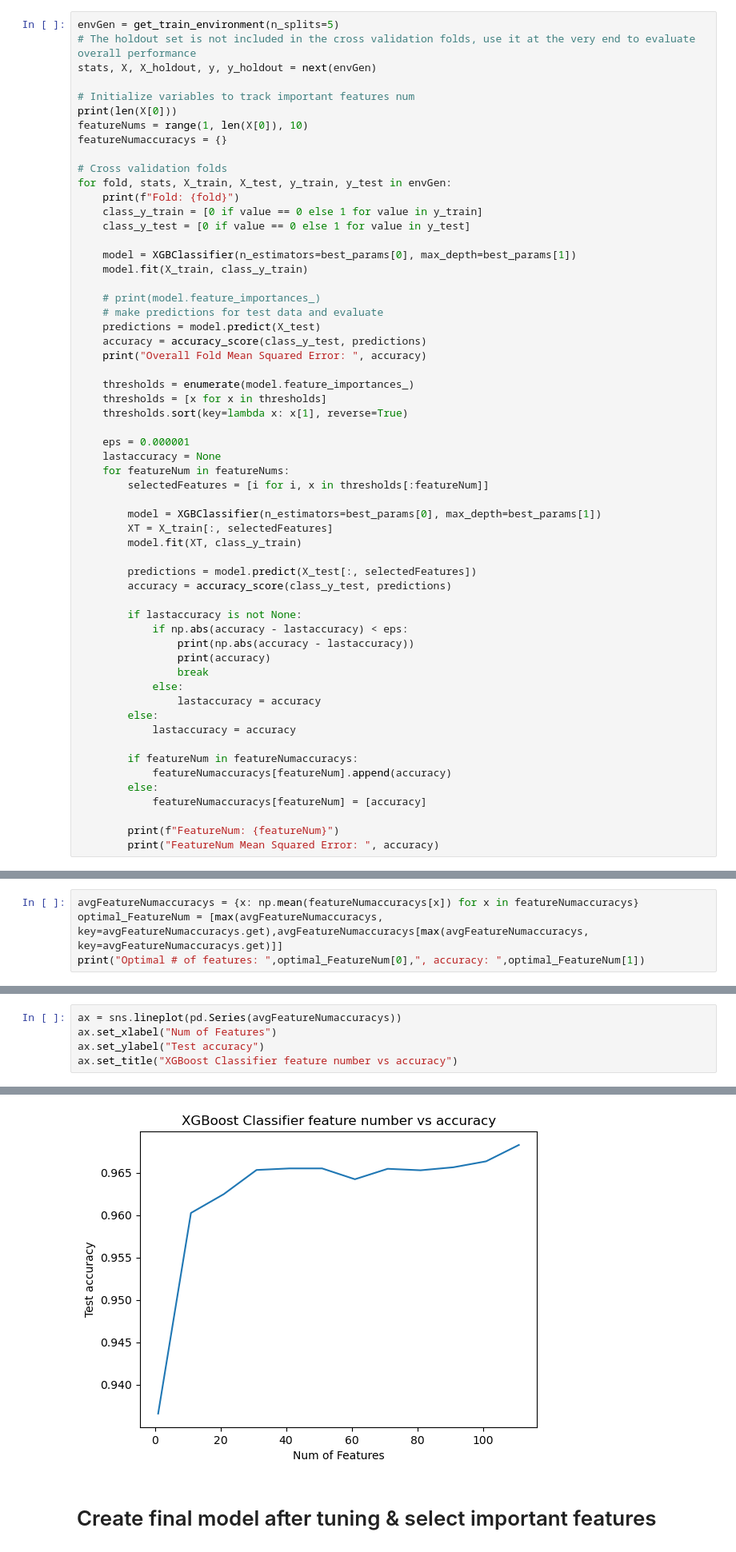
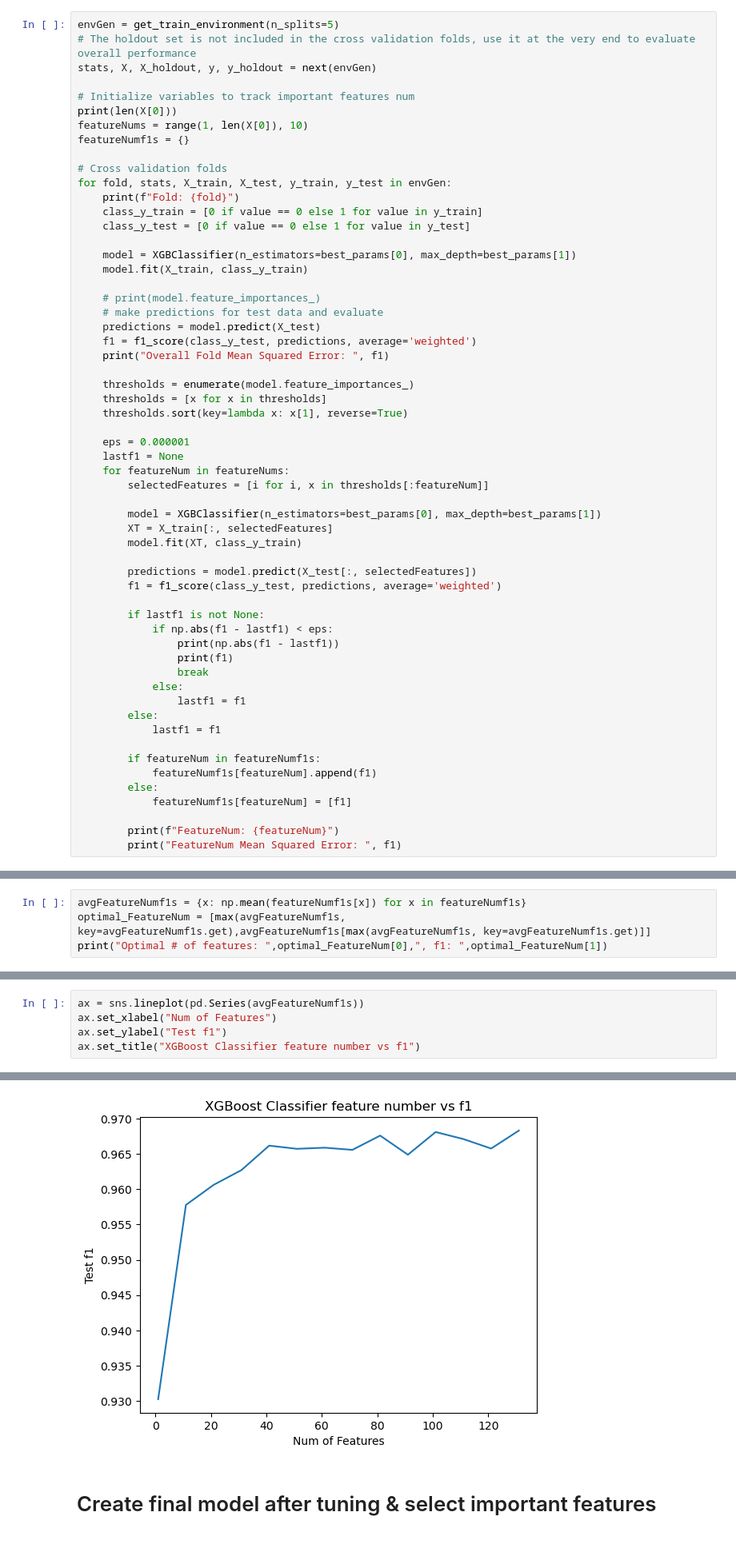
Before and after one commit to KingJMS1/JMT6366Project, a Jupyter notebook: Classifier/XGBoost Classifier.ipynb, the cells around one changed output, grey strips where cells are left out. Shown at 80% size. Saved outputs shown, nothing was run; the diff lists cells and outputs as text.

```diff
--- a/Classifier/XGBoost Classifier.ipynb
+++ b/Classifier/XGBoost Classifier.ipynb
@@ -197,7 +180,7 @@ stats, X, X_holdout, y, y_holdout = next(envGen)
 # Initialize variables to track important features num
 print(len(X[0]))
 featureNums = range(1, len(X[0]), 10)
-featureNumaccuracys = {}
+featureNumf1s = {}
 
 # Cross validation folds
 for fold, stats, X_train, X_test, y_train, y_test in envGen:
@@ -211,15 +194,15 @@ for fold, stats, X_train, X_test, y_train, y_test in envGen:
     # print(model.feature_importances_)
     # make predictions for test data and evaluate
     predictions = model.predict(X_test)
-    accuracy = accuracy_score(class_y_test, predictions)
-    print("Overall Fold Mean Squared Error: ", accuracy)
+    f1 = f1_score(class_y_test, predictions, average='weighted')
+    print("Overall Fold Mean Squared Error: ", f1)
 
     thresholds = enumerate(model.feature_importances_)
     thresholds = [x for x in thresholds]
     thresholds.sort(key=lambda x: x[1], reverse=True)
 
     eps = 0.000001
-    lastaccuracy = None
+    lastf1 = None
     for featureNum in featureNums:
         selectedFeatures = [i for i, x in thresholds[:featureNum]]
 
@@ -228,25 +211,25 @@ for fold, stats, X_train, X_test, y_train, y_test in envGen:
         model.fit(XT, class_y_train)
 
         predictions = model.predict(X_test[:, selectedFeatures])
-        accuracy = accuracy_score(class_y_test, predictions)
+        f1 = f1_score(class_y_test, predictions, average='weighted')
 
-        if lastaccuracy is not None:
-            if np.abs(accuracy - lastaccuracy) < eps:
-                print(np.abs(accuracy - lastaccuracy))
-                print(accuracy)
+        if lastf1 is not None:
+            if np.abs(f1 - lastf1) < eps:
+                print(np.abs(f1 - lastf1))
+                print(f1)
                 break
             else:
-                lastaccuracy = accuracy
+                lastf1 = f1
         else:
-            lastaccuracy = accuracy
+            lastf1 = f1
 
-        if featureNum in featureNumaccuracys:
-            featureNumaccuracys[featureNum].append(accuracy)
+        if featureNum in featureNumf1s:
+            featureNumf1s[featureNum].append(f1)
         else:
-            featureNumaccuracys[featureNum] = [accuracy]
+            featureNumf1s[featureNum] = [f1]
 
         print(f"FeatureNum: {featureNum}")
-        print("FeatureNum Mean Squared Error: ", accuracy)
+        print("FeatureNum Mean Squared Error: ", f1)
 # %% [output]
 Found cached folds, using those
 1574
@@ -268,5 +251,5 @@ Optimal # of features:  111 , accuracy:  0.936589460000067
 # %%
-avgFeatureNumaccuracys = {x: np.mean(featureNumaccuracys[x]) for x in featureNumaccuracys}
-optimal_FeatureNum = [max(avgFeatureNumaccuracys, key=avgFeatureNumaccuracys.get),avgFeatureNumaccuracys[max(avgFeatureNumaccuracys, key=avgFeatureNumaccuracys.get)]]
-print("Optimal # of features: ",optimal_FeatureNum[0],", accuracy: ",optimal_FeatureNum[1])
+avgFeatureNumf1s = {x: np.mean(featureNumf1s[x]) for x in featureNumf1s}
+optimal_FeatureNum = [max(avgFeatureNumf1s, key=avgFeatureNumf1s.get),avgFeatureNumf1s[max(avgFeatureNumf1s, key=avgFeatureNumf1s.get)]]
+print("Optimal # of features: ",optimal_FeatureNum[0],", f1: ",optimal_FeatureNum[1])
 # %% [output]
@@ -274,6 +257,6 @@ Optimal # of features:  111 , accuracy:  0.9682875264270613
 # %%
-ax = sns.lineplot(pd.Series(avgFeatureNumaccuracys))
+ax = sns.lineplot(pd.Series(avgFeatureNumf1s))
 ax.set_xlabel("Num of Features")
-ax.set_ylabel("Test accuracy")
-ax.set_title("XGBoost Classifier feature number vs accuracy")
+ax.set_ylabel("Test f1")
+ax.set_title("XGBoost Classifier feature number vs f1")
 # %% [output]
@@ -281,4 +264,4 @@ Text(0.5, 1.0, 'XGBoost Classifier feature number vs accuracy')
-[figure, old version]
+[figure, new version]
 # %% [markdown]
 # Create final model after tuning & select important features
 # %%
```
Also changed, not shown: parts of 17 cells of this notebook, 3 other files.
